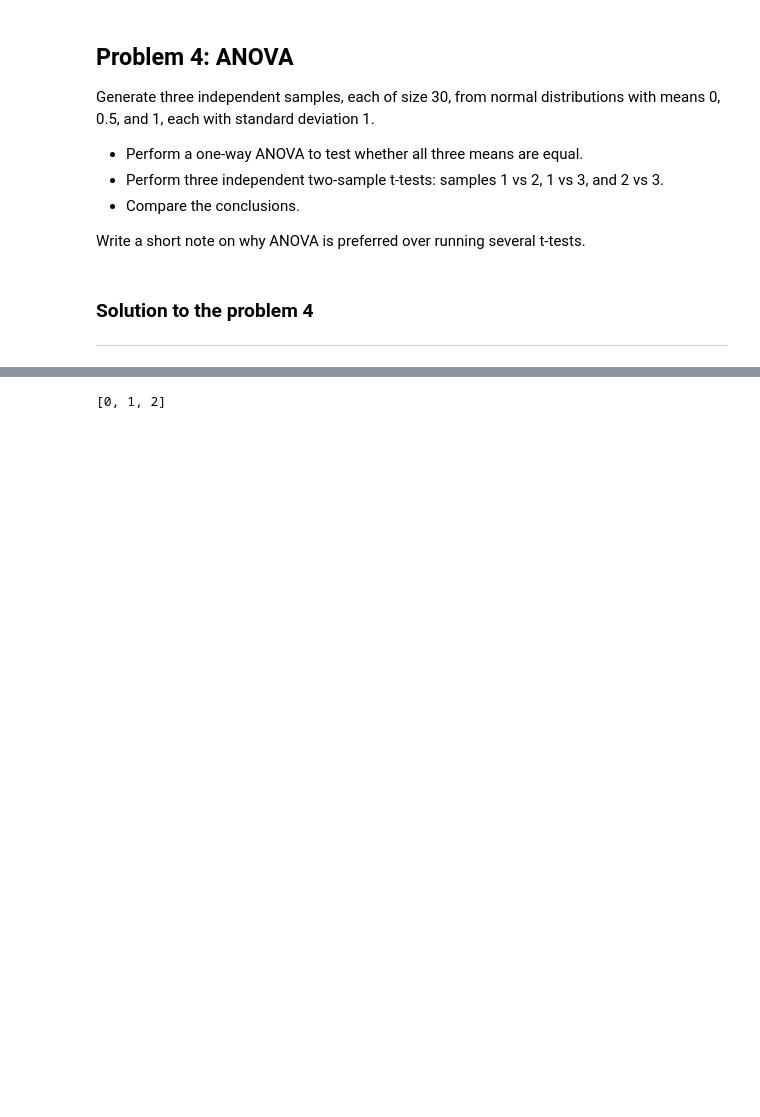
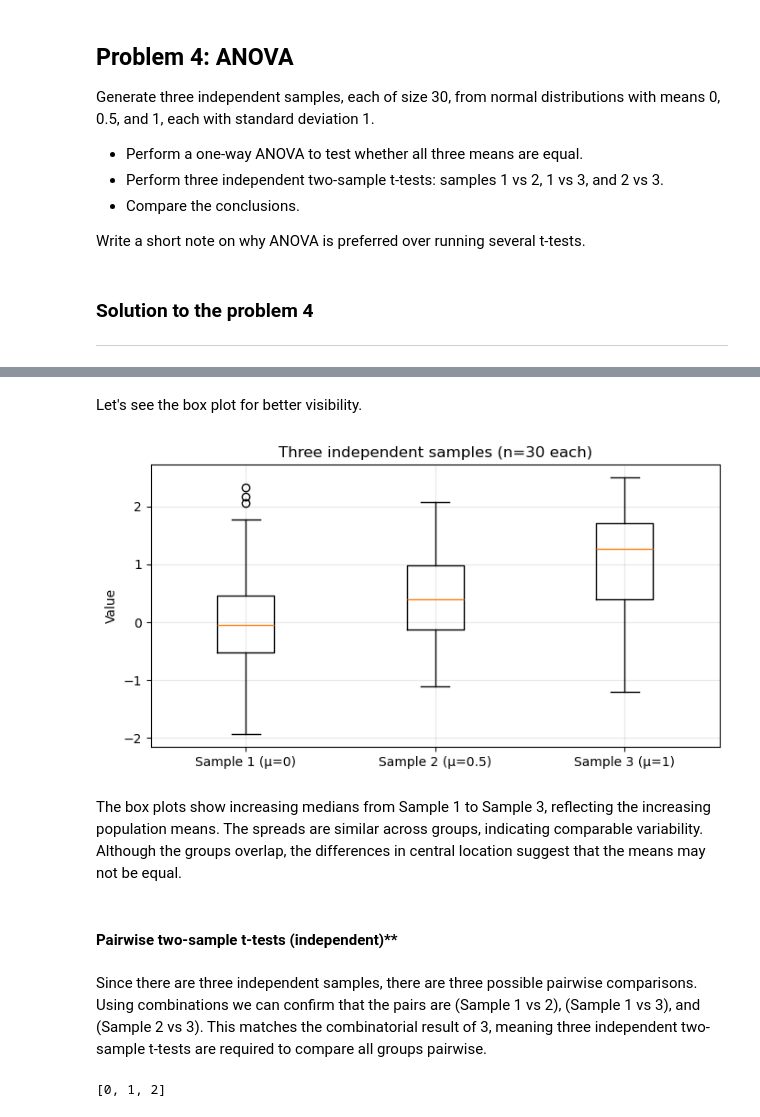
Before and after one commit to mondbr/applied_statistics, a Jupyter notebook: problems.ipynb, the cells around one changed output, grey strips where cells are left out. Cells and saved outputs as stored; diff of their text form; code cells hidden in the pictures; blank space fills up the shorter version.

```diff
--- a/problems.ipynb
+++ b/problems.ipynb
@@ -1736,3 +1754,21 @@ ax.legend();
+# %% [markdown]
+Let's see the box plot for better visibility.
+# %%
+# create box plot
+plt.figure(figsize=(8, 4))
+plt.boxplot([sample_1, sample_2, sample_3], tick_labels=["Sample 1 (μ=0)", "Sample 2 (μ=0.5)", "Sample 3 (μ=1)"])
+plt.title("Three independent samples (n=30 each)")
+plt.ylabel("Value")
+plt.grid(alpha=0.3)
+plt.show()
+# %% [output]
+[figure, added]
+# %% [markdown]
+The box plots show increasing medians from Sample 1 to Sample 3, reflecting the increasing population means. The spreads are similar across groups, indicating comparable variability. Although the groups overlap, the differences in central location suggest that the means may not be equal.
+# %% [markdown]
+#### Pairwise two-sample t-tests (independent)**
+# %% [markdown]
+Since there are three independent samples, there are three possible pairwise comparisons. Using combinations we can confirm that the pairs are (Sample 1 vs 2), (Sample 1 vs 3), and (Sample 2 vs 3). This matches the combinatorial result of 3, meaning three independent two-sample t-tests are required to compare all groups pairwise.
 # %%
 # number of samples
 num_samples = 3
```
Also changed, not shown: parts of 72 cells of this notebook, 1 other file.
